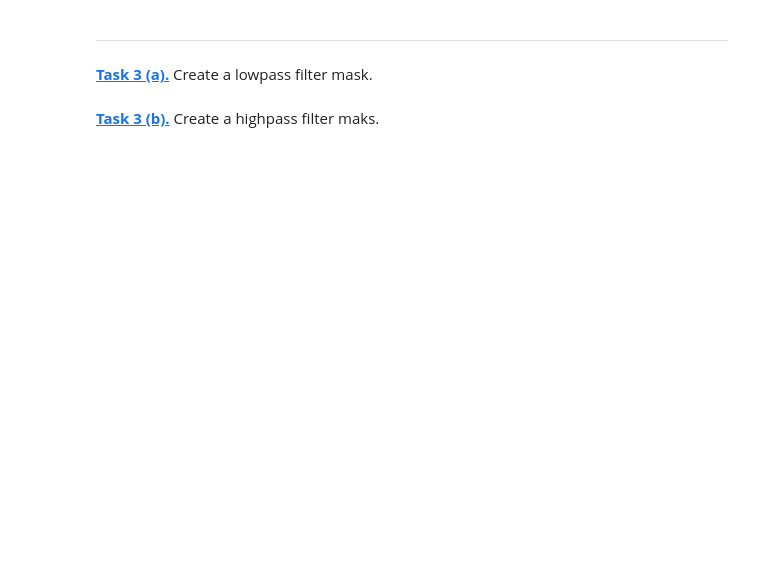
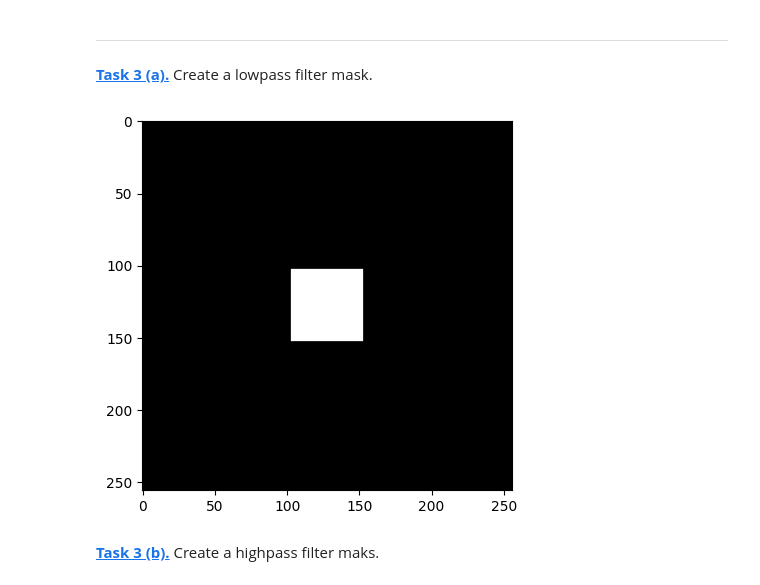
Before and after one commit to Bentrexte/mobi-fs5-python, a Jupyter notebook: fourier.ipynb, the cells around one changed output. Cells and saved outputs as stored; diff of their text form; code cells hidden in the pictures; blank space fills up the shorter version.

```diff
--- a/fourier.ipynb
+++ b/fourier.ipynb
@@ -130,5 +165,35 @@ ValueError: Cannot convert from complex128 to float64.
 **[Task 3 (a).]()** Create a lowpass filter mask.
 # %%
 filter_window_size = 50
+# %%
+
+
+# Example image shape (replace with your image’s shape)
+rows, cols =  (256, 256)
+
+# Filter window size (rectangle of ones)
+win_rows = 50
+win_cols = 50
+
+# Create mask filled with zeros
+low_pass_mask = np.zeros((rows, cols))
+
+# Compute center of the image
+center_r, center_c = rows // 2, cols // 2
+
+# Compute start and end coordinates for rectangle
+r_start = center_r - win_rows // 2
+r_end   = center_r + win_rows // 2
+c_start = center_c - win_cols // 2
+c_end   = center_c + win_cols // 2
+
+# Insert rectangle of ones
+low_pass_mask[r_start:r_end, c_start:c_end] = 1
+
+# Display mask
+plt.imshow(low_pass_mask, cmap='gray')
+plt.show()
+# %% [output]
+[figure, added]
 # %% [markdown]
 **[Task 3 (b).]()** Create a highpass filter maks.
```
Also changed, not shown: parts of 7 cells of this notebook.
